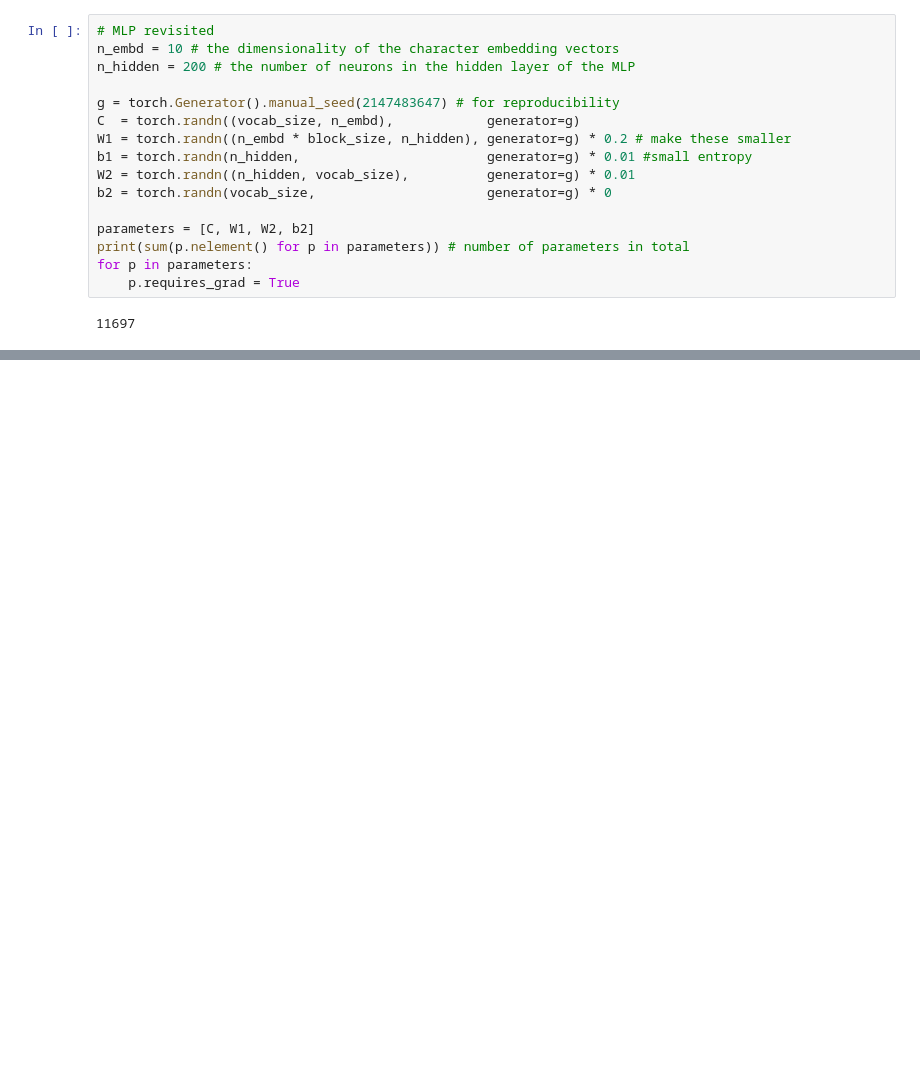
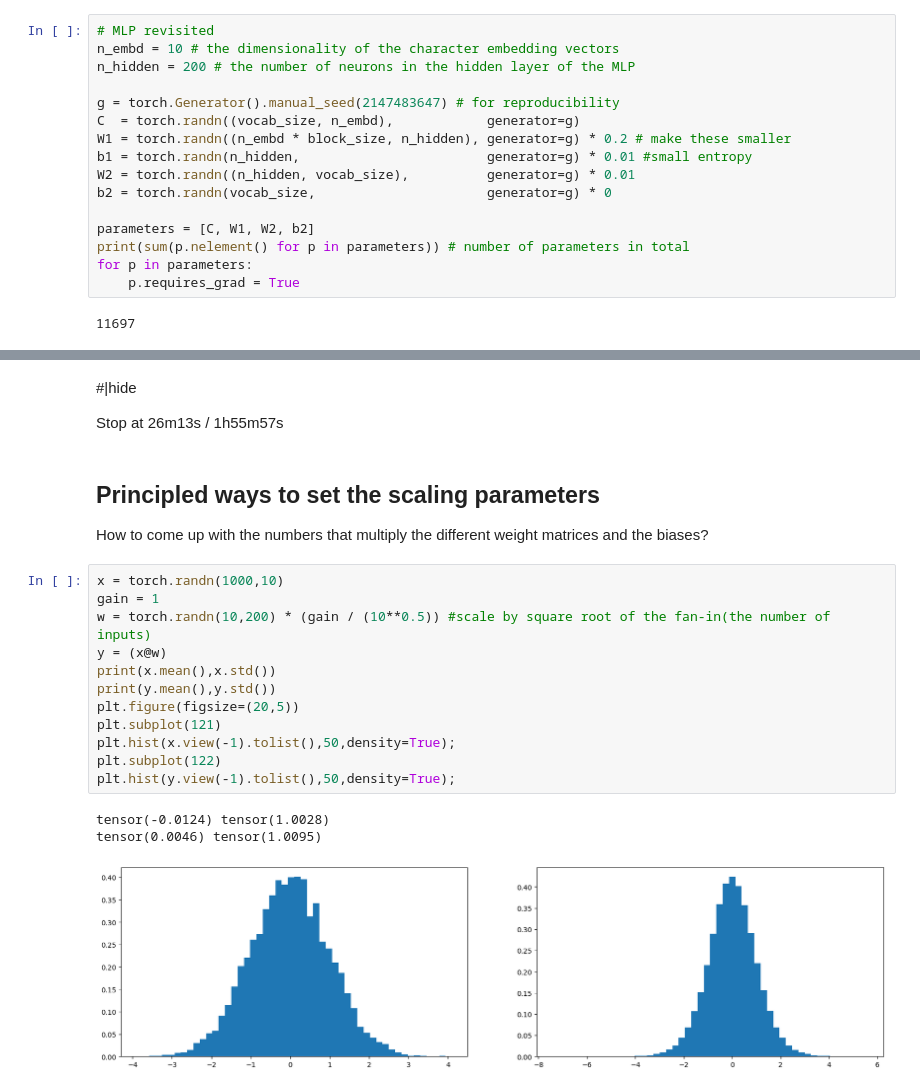
Before and after one commit to nasheqlbrm/makemore, a Jupyter notebook: nbs/03_makemore_bn.ipynb, the cells around one changed output, grey strips where cells are left out. Saved outputs shown, nothing was run; the diff lists cells and outputs as text; blank space fills up the shorter version.

```diff
--- a/nbs/03_makemore_bn.ipynb
+++ b/nbs/03_makemore_bn.ipynb
@@ -496,0 +493,24 @@ Stop at 26m13s / 1h55m57s
+# %% [markdown]
+#|hide
+
+Stop at 26m13s / 1h55m57s
+# %% [markdown]
+## Principled ways to set the scaling parameters
+
+How to come up with the numbers that multiply the different weight matrices and the biases?
+# %%
+x = torch.randn(1000,10)
+gain = 1
+w = torch.randn(10,200) * (gain / (10**0.5)) #scale by square root of the fan-in(the number of inputs)
+y = (x@w)
+print(x.mean(),x.std())
+print(y.mean(),y.std())
+plt.figure(figsize=(20,5))
+plt.subplot(121)
+plt.hist(x.view(-1).tolist(),50,density=True);
+plt.subplot(122)
+plt.hist(y.view(-1).tolist(),50,density=True);
+# %% [output]
+tensor(-0.0124) tensor(1.0028)
+tensor(0.0046) tensor(1.0095)
+[figure, added]
```
Also changed, not shown: parts of 60 cells of this notebook.
